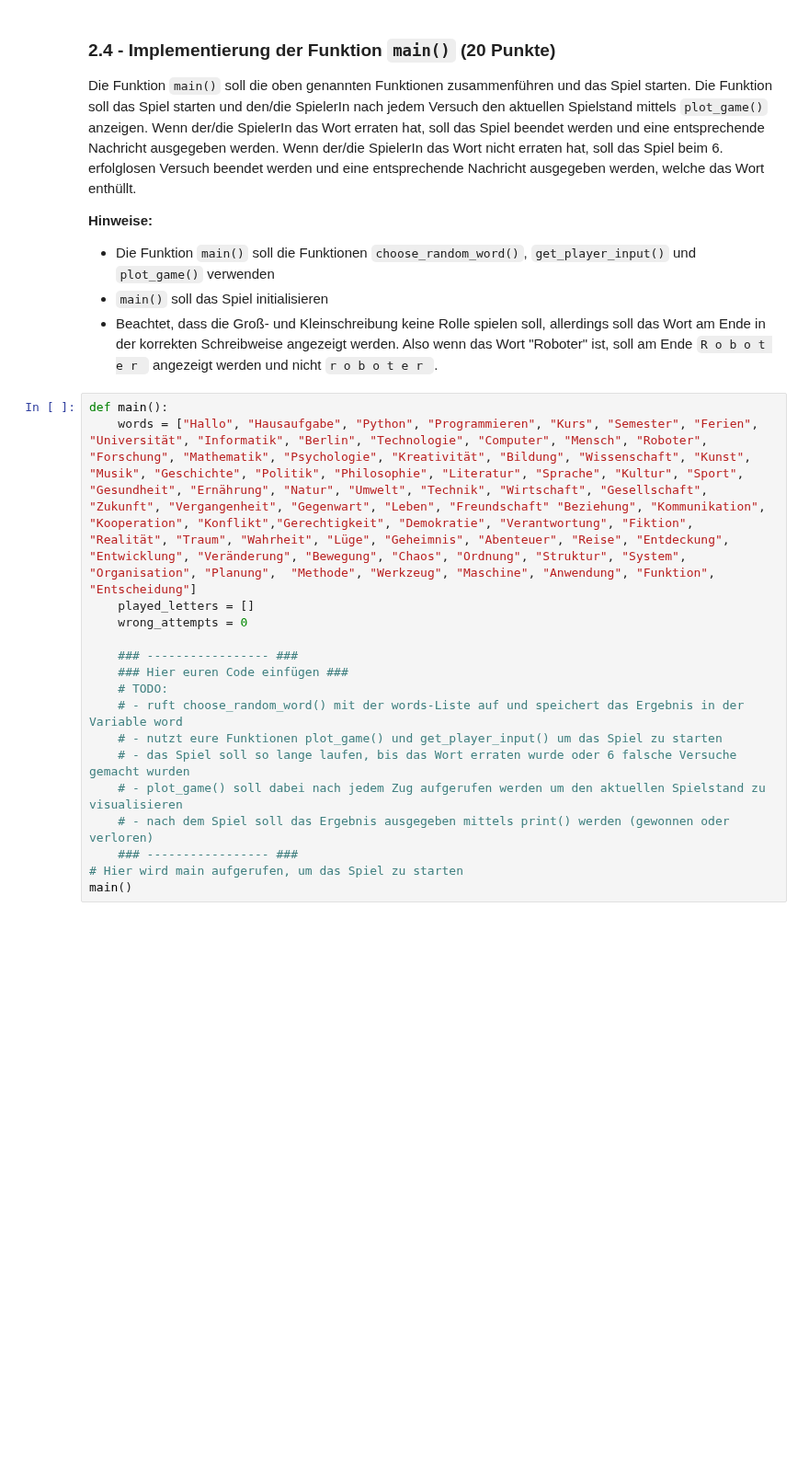
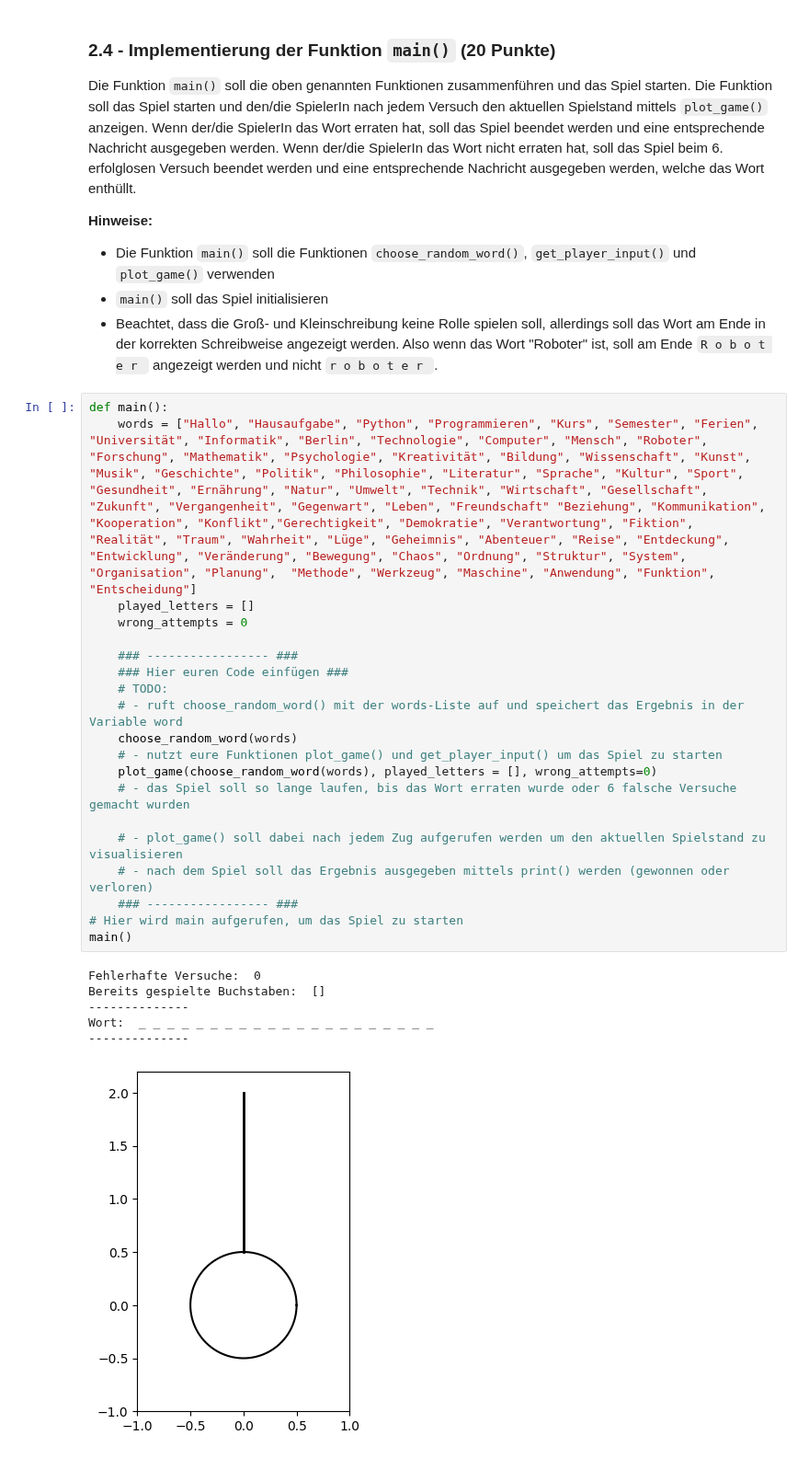
Before and after one commit to martaberdnik/githubtestting, a Jupyter notebook: hausaufgabe1.ipynb, the cells around one changed output. Shown at 92% size. Saved outputs shown, nothing was run; the diff lists cells and outputs as text; blank space fills up the shorter version.

```diff
--- a/hausaufgabe1.ipynb
+++ b/hausaufgabe1.ipynb
@@ -358,17 +358,27 @@ Die Funktion ``main()`` soll die oben genannten Funktionen zusammenführen und d
 # %%
 def main():
     words = ["Hallo", "Hausaufgabe", "Python", "Programmieren", "Kurs", "Semester", "Ferien", "Universität", "Informatik", "Berlin", "Technologie", "Computer", "Mensch", "Roboter", "Forschung", "Mathematik", "Psychologie", "Kreativität", "Bildung", "Wissenschaft", "Kunst", "Musik", "Geschichte", "Politik", "Philosophie", "Literatur", "Sprache", "Kultur", "Sport", "Gesundheit", "Ernährung", "Natur", "Umwelt", "Technik", "Wirtschaft", "Gesellschaft", "Zukunft", "Vergangenheit", "Gegenwart", "Leben", "Freundschaft" "Beziehung", "Kommunikation", "Kooperation", "Konflikt","Gerechtigkeit", "Demokratie", "Verantwortung", "Fiktion", "Realität", "Traum", "Wahrheit", "Lüge", "Geheimnis", "Abenteuer", "Reise", "Entdeckung", "Entwicklung", "Veränderung", "Bewegung", "Chaos", "Ordnung", "Struktur", "System", "Organisation", "Planung",  "Methode", "Werkzeug", "Maschine", "Anwendung", "Funktion", "Entscheidung"]
     played_letters = []
     wrong_attempts = 0
 
     ### ----------------- ###
     ### Hier euren Code einfügen ###
     # TODO:
     # - ruft choose_random_word() mit der words-Liste auf und speichert das Ergebnis in der Variable word
+    choose_random_word(words)
     # - nutzt eure Funktionen plot_game() und get_player_input() um das Spiel zu starten
+    plot_game(choose_random_word(words), played_letters = [], wrong_attempts=0)
     # - das Spiel soll so lange laufen, bis das Wort erraten wurde oder 6 falsche Versuche gemacht wurden
+
     # - plot_game() soll dabei nach jedem Zug aufgerufen werden um den aktuellen Spielstand zu visualisieren
     # - nach dem Spiel soll das Ergebnis ausgegeben mittels print() werden (gewonnen oder verloren)
     ### ----------------- ###
 # Hier wird main aufgerufen, um das Spiel zu starten
 main()
+# %% [output]
+Fehlerhafte Versuche:  0
+Bereits gespielte Buchstaben:  []
+--------------
+Wort:  _ _ _ _ _ _ _ _ _ _ _ _ _ _ _ _ _ _ _ _ _
+--------------
+[figure, added]
```
Also changed, not shown: parts of 2 cells of this notebook, 1 other file.
